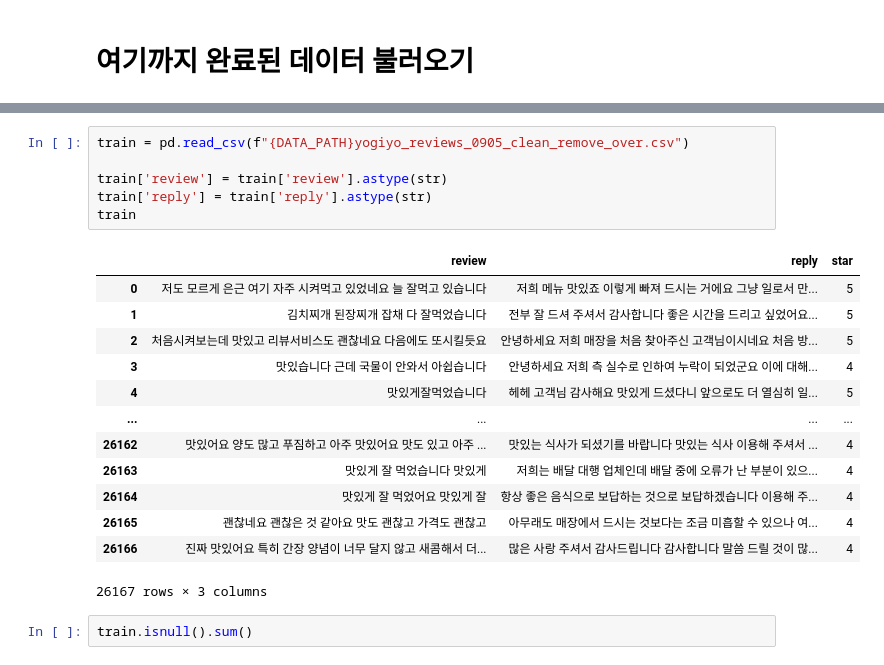
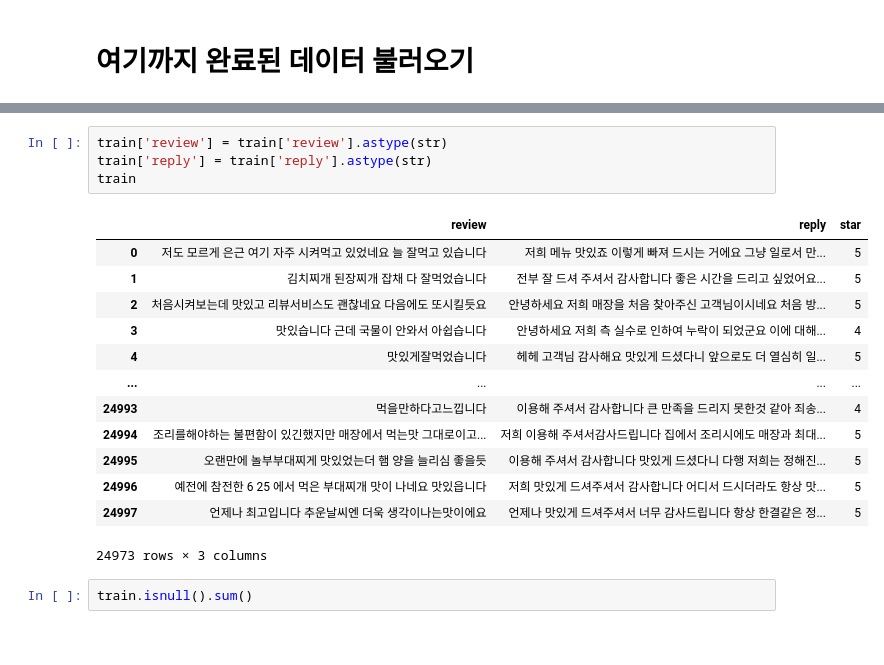
Before and after one commit to swoo-nam/BootCamp_project_final, a Jupyter notebook: 남상우_GRU기반_생성AI_모델링_ver2.ipynb, the cells around one changed output, grey strips where cells are left out. Drawn from its saved outputs; the diff is of its cells as text.

```diff
--- a/남상우_GRU기반_생성AI_모델링_ver2.ipynb
+++ b/남상우_GRU기반_생성AI_모델링_ver2.ipynb
@@ -162,23 +178,21 @@ train
 # %%
-train = pd.read_csv(f"{DATA_PATH}yogiyo_reviews_0905_clean_remove_over.csv")
-
 train['review'] = train['review'].astype(str)
 train['reply'] = train['reply'].astype(str)
 train
 # %% [output]
 |  | review | reply | star |
 | 0 | 저도 모르게 은근 여기 자주 시켜먹고 있었네요 늘 잘먹고 있습니다 | 저희 메뉴 맛있죠 이렇게 빠져 드시는 거에요 그냥 일로서 만... | 5 |
 | 1 | 김치찌개 된장찌개 잡채 다 잘먹었습니다 | 전부 잘 드셔 주셔서 감사합니다 좋은 시간을 드리고 싶었어요... | 5 |
 | 2 | 처음시켜보는데 맛있고 리뷰서비스도 괜찮네요 다음에도 또시킬듯요 | 안녕하세요 저희 매장을 처음 찾아주신 고객님이시네요 처음 방... | 5 |
 | 3 | 맛있습니다 근데 국물이 안와서 아쉽습니다 | 안녕하세요 저희 측 실수로 인하여 누락이 되었군요 이에 대해... | 4 |
 | 4 | 맛있게잘먹었습니다 | 헤헤 고객님 감사해요 맛있게 드셨다니 앞으로도 더 열심히 일... | 5 |
 | ... | ... | ... | ... |
-| 26162 | 맛있어요 양도 많고 푸짐하고 아주 맛있어요 맛도 있고 아주 ... | 맛있는 식사가 되셨기를 바랍니다 맛있는 식사 이용해 주셔서 ... | 4 |
-| 26163 | 맛있게 잘 먹었습니다 맛있게 | 저희는 배달 대행 업체인데 배달 중에 오류가 난 부분이 있으... | 4 |
-| 26164 | 맛있게 잘 먹었어요 맛있게 잘 | 항상 좋은 음식으로 보답하는 것으로 보답하겠습니다 이용해 주... | 4 |
-| 26165 | 괜찮네요 괜찮은 것 같아요 맛도 괜찮고 가격도 괜찮고 | 아무래도 매장에서 드시는 것보다는 조금 미흡할 수 있으나 여... | 4 |
-| 26166 | 진짜 맛있어요 특히 간장 양념이 너무 달지 않고 새콤해서 더... | 많은 사랑 주셔서 감사드립니다 감사합니다 말씀 드릴 것이 많... | 4 |
+| 24993 | 먹을만하다고느낍니다 | 이용해 주셔서 감사합니다 큰 만족을 드리지 못한것 같아 죄송... | 4 |
+| 24994 | 조리를해야하는 불편함이 있긴했지만 매장에서 먹는맛 그대로이고... | 저희 이용해 주셔서감사드립니다 집에서 조리시에도 매장과 최대... | 5 |
+| 24995 | 오랜만에 놀부부대찌게 맛있었는더 햄 양을 늘리심 좋을듯 | 이용해 주셔서 감사합니다 맛있게 드셨다니 다행 저희는 정해진... | 5 |
+| 24996 | 예전에 참전한 6 25 에서 먹은 부대찌개 맛이 나네요 맛있읍니다 | 저희 맛있게 드셔주셔서 감사합니다 어디서 드시더라도 항상 맛... | 5 |
+| 24997 | 언제나 최고입니다 추운날씨엔 더욱 생각이나는맛이에요 | 언제나 맛있게 드셔주셔서 너무 감사드립니다 항상 한결같은 정... | 5 |
-26167 rows × 3 columns
+24973 rows × 3 columns
 # %%
 train.isnull().sum()
 # %% [output]
```
Also changed, not shown: parts of 29 cells of this notebook.
